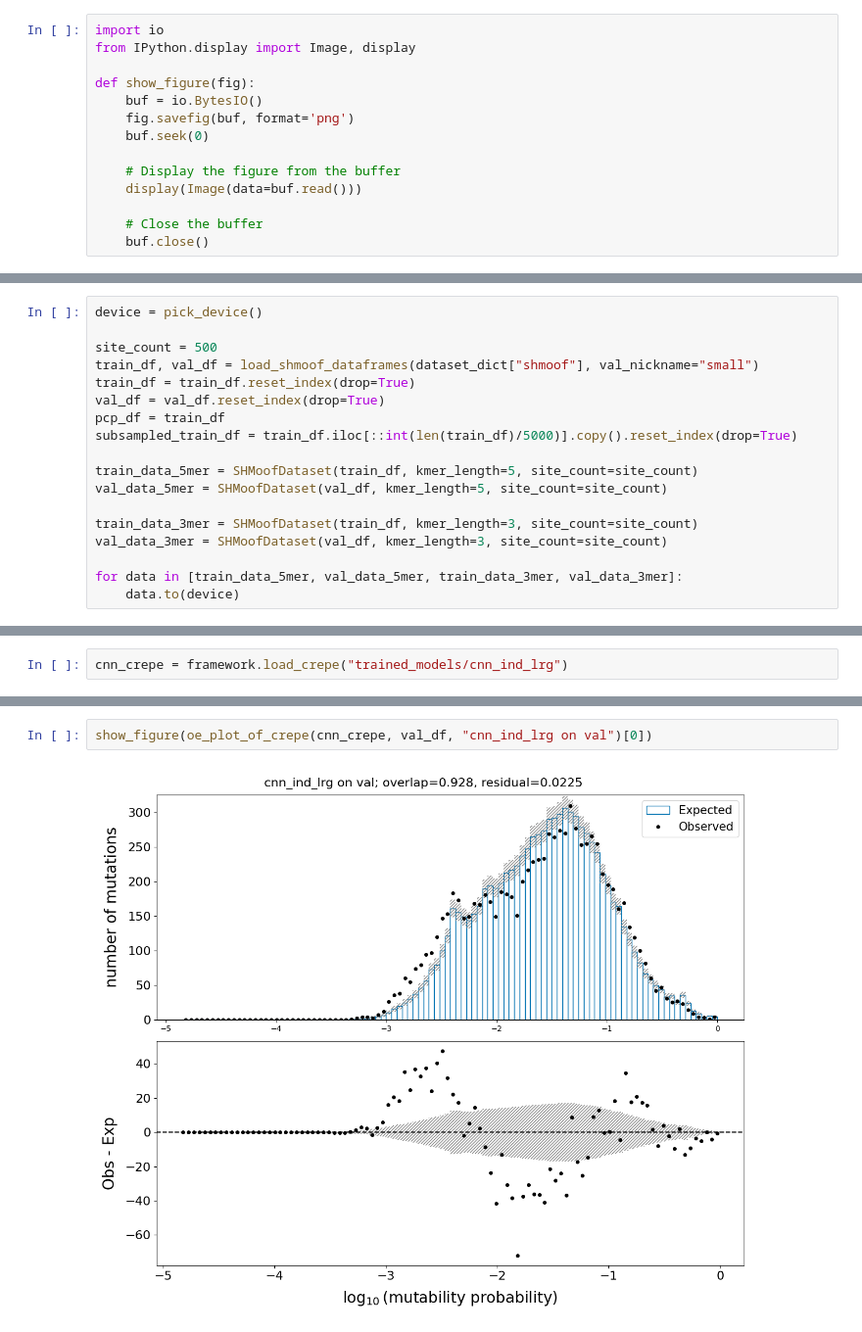
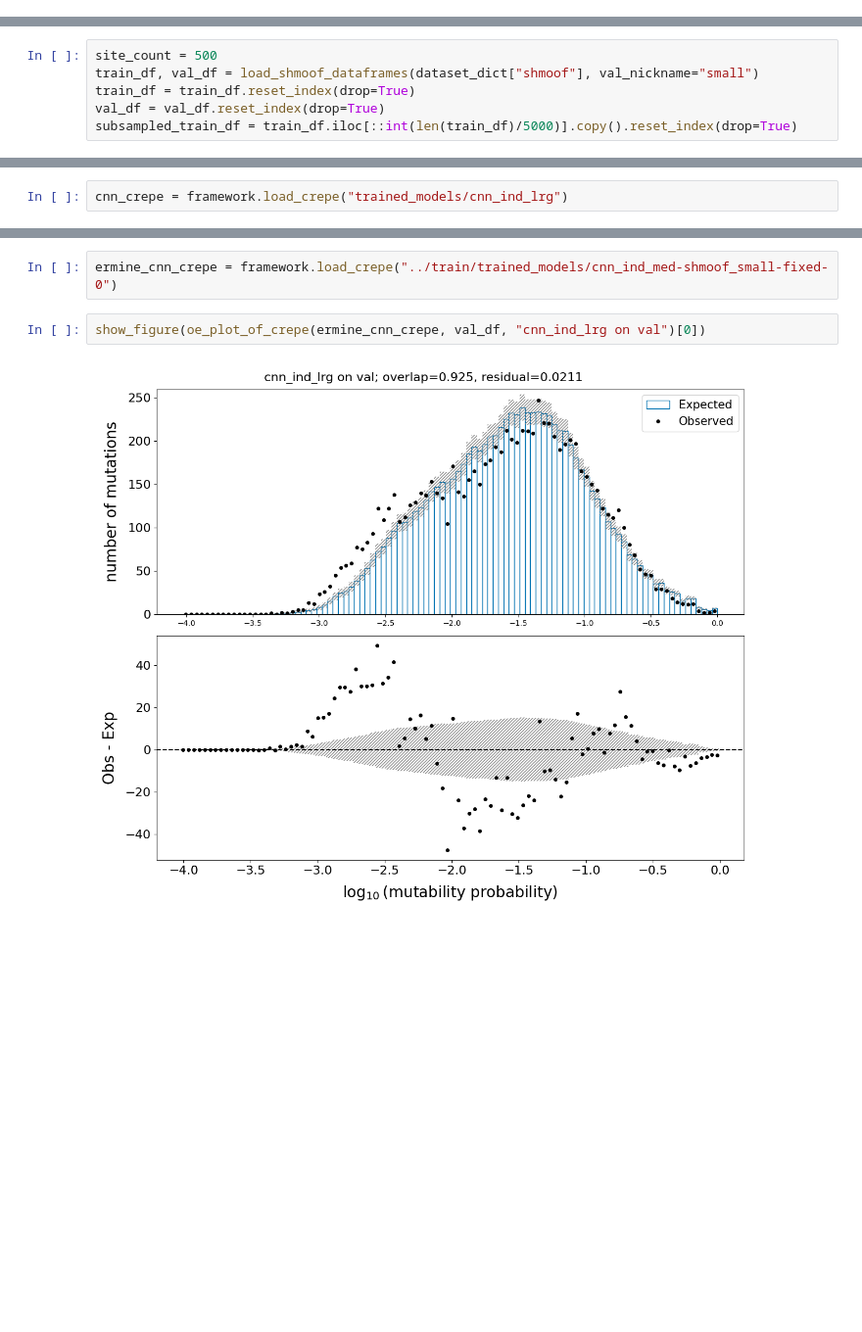
Before and after one commit to matsengrp/thrifty-experiments-1, a Jupyter notebook: human/lets_overfit.ipynb, the cells around one changed output, grey strips where cells are left out. Shown at 98% size. Drawn from its saved outputs; the diff is of its cells as text; blank space fills up the shorter version.

```diff
--- a/human/lets_overfit.ipynb
+++ b/human/lets_overfit.ipynb
@@ -31,34 +29,8 @@ Using Metal Performance Shaders
-# %%
-import io
-from IPython.display import Image, display
-
-def show_figure(fig):
-    buf = io.BytesIO()
-    fig.savefig(buf, format='png')
-    buf.seek(0)
-
-    # Display the figure from the buffer
-    display(Image(data=buf.read()))
-
-    # Close the buffer
-    buf.close()
 # %% [markdown]
 We're just going to use shmoof training data, the same data used to train the context NT model.
 # %%
-device = pick_device()
-
 site_count = 500
 train_df, val_df = load_shmoof_dataframes(dataset_dict["shmoof"], val_nickname="small")
 train_df = train_df.reset_index(drop=True)
 val_df = val_df.reset_index(drop=True)
-pcp_df = train_df
 subsampled_train_df = train_df.iloc[::int(len(train_df)/5000)].copy().reset_index(drop=True)
-
-train_data_5mer = SHMoofDataset(train_df, kmer_length=5, site_count=site_count)
-val_data_5mer = SHMoofDataset(val_df, kmer_length=5, site_count=site_count)
-
-train_data_3mer = SHMoofDataset(train_df, kmer_length=3, site_count=site_count)
-val_data_3mer = SHMoofDataset(val_df, kmer_length=3, site_count=site_count)
-
-for data in [train_data_5mer, val_data_5mer, train_data_3mer, val_data_3mer]:
-    data.to(device)
@@ -124,4 +86,6 @@ show_figure(oe_plot_of_crepe(cnn_crepe, subsampled_train_df, "cnn_ind_lrg on tra
+# %%
+ermine_cnn_crepe = framework.load_crepe("../train/trained_models/cnn_ind_med-shmoof_small-fixed-0")
 # %%
-show_figure(oe_plot_of_crepe(cnn_crepe, val_df, "cnn_ind_lrg on val")[0])
+show_figure(oe_plot_of_crepe(ermine_cnn_crepe, val_df, "cnn_ind_lrg on val")[0])
 # %% [output]
-[figure, old version]
+[figure, new version]
```
Also changed, not shown: parts of 47 cells of this notebook, 6 other files.
